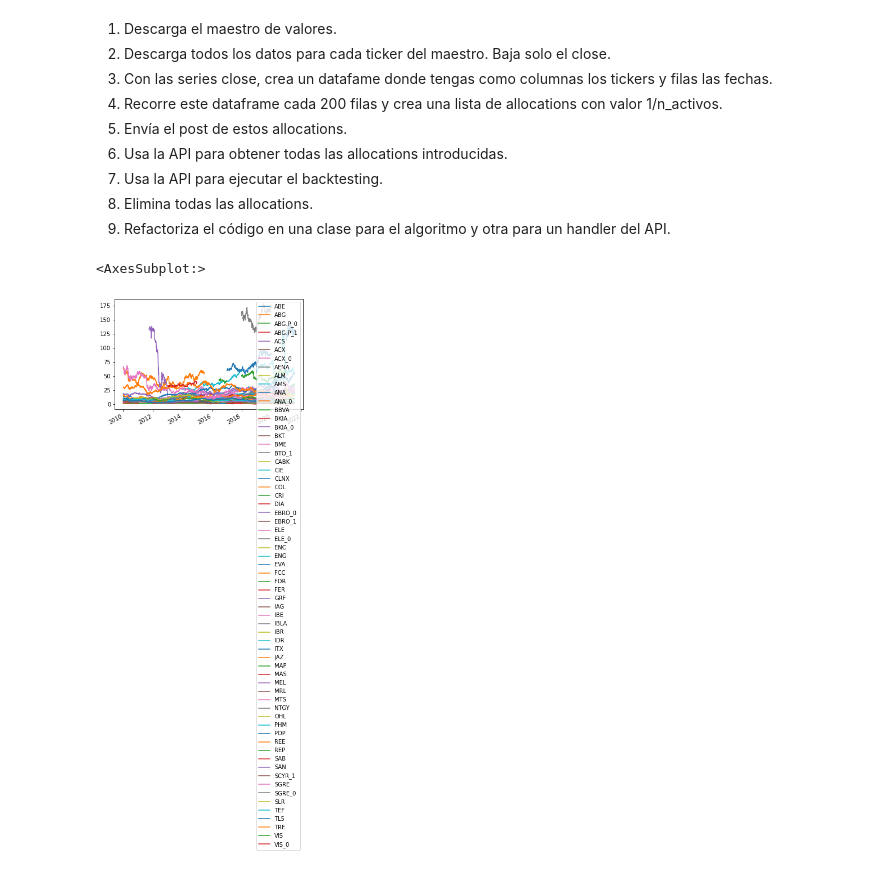
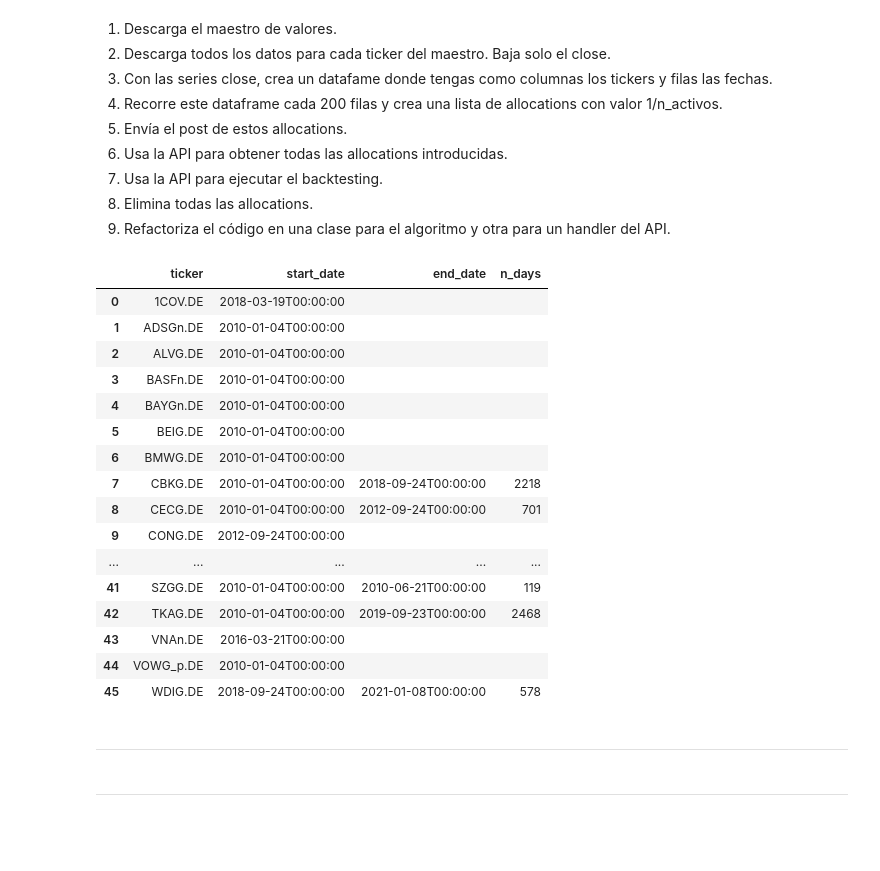
Before and after one commit to fernandodelacalle/miax-product, a Jupyter notebook: API_Practica/ejercicios/ejercicio_algos.ipynb, the cells around one changed output. Saved outputs shown, nothing was run; the diff lists cells and outputs as text; code cells hidden in the pictures; blank space fills up the shorter version.

```diff
--- a/API_Practica/ejercicios/ejercicio_algos.ipynb
+++ b/API_Practica/ejercicios/ejercicio_algos.ipynb
@@ -57,4 +98,23 @@ class ApiHandler:
 # %%
-ah = ApiHandler(market='IBEX')
+ah = ApiHandler(market='IBEX', algo_tag='test_user_1_miax7_algo2')
 # %%
 ticker_master = ah.get_ticker_master()
+ticker_master
+# %% [output]
+|  | ticker | start_date | end_date | n_days |
+| 0 | 1COV.DE | 2018-03-19T00:00:00 |  |  |
+| 1 | ADSGn.DE | 2010-01-04T00:00:00 |  |  |
+| 2 | ALVG.DE | 2010-01-04T00:00:00 |  |  |
+| 3 | BASFn.DE | 2010-01-04T00:00:00 |  |  |
+| 4 | BAYGn.DE | 2010-01-04T00:00:00 |  |  |
+| 5 | BEIG.DE | 2010-01-04T00:00:00 |  |  |
+| 6 | BMWG.DE | 2010-01-04T00:00:00 |  |  |
+| 7 | CBKG.DE | 2010-01-04T00:00:00 | 2018-09-24T00:00:00 | 2218 |
+| 8 | CECG.DE | 2010-01-04T00:00:00 | 2012-09-24T00:00:00 | 701 |
+| 9 | CONG.DE | 2012-09-24T00:00:00 |  |  |
+| ... | ... | ... | ... | ... |
+| 41 | SZGG.DE | 2010-01-04T00:00:00 | 2010-06-21T00:00:00 | 119 |
+| 42 | TKAG.DE | 2010-01-04T00:00:00 | 2019-09-23T00:00:00 | 2468 |
+| 43 | VNAn.DE | 2016-03-21T00:00:00 |  |  |
+| 44 | VOWG_p.DE | 2010-01-04T00:00:00 |  |  |
+| 45 | WDIG.DE | 2018-09-24T00:00:00 | 2021-01-08T00:00:00 | 578 |
@@ -63,7 +121,6 @@ ah.update_all_close()
+# %% [markdown]
+___
+# %% [markdown]
+___
 # %%
 df = ah.get_all_close()
-# %%
-df.plot()
-# %% [output]
-<AxesSubplot:>
-[figure, removed]
```
Also changed, not shown: parts of 11 cells of this notebook.
